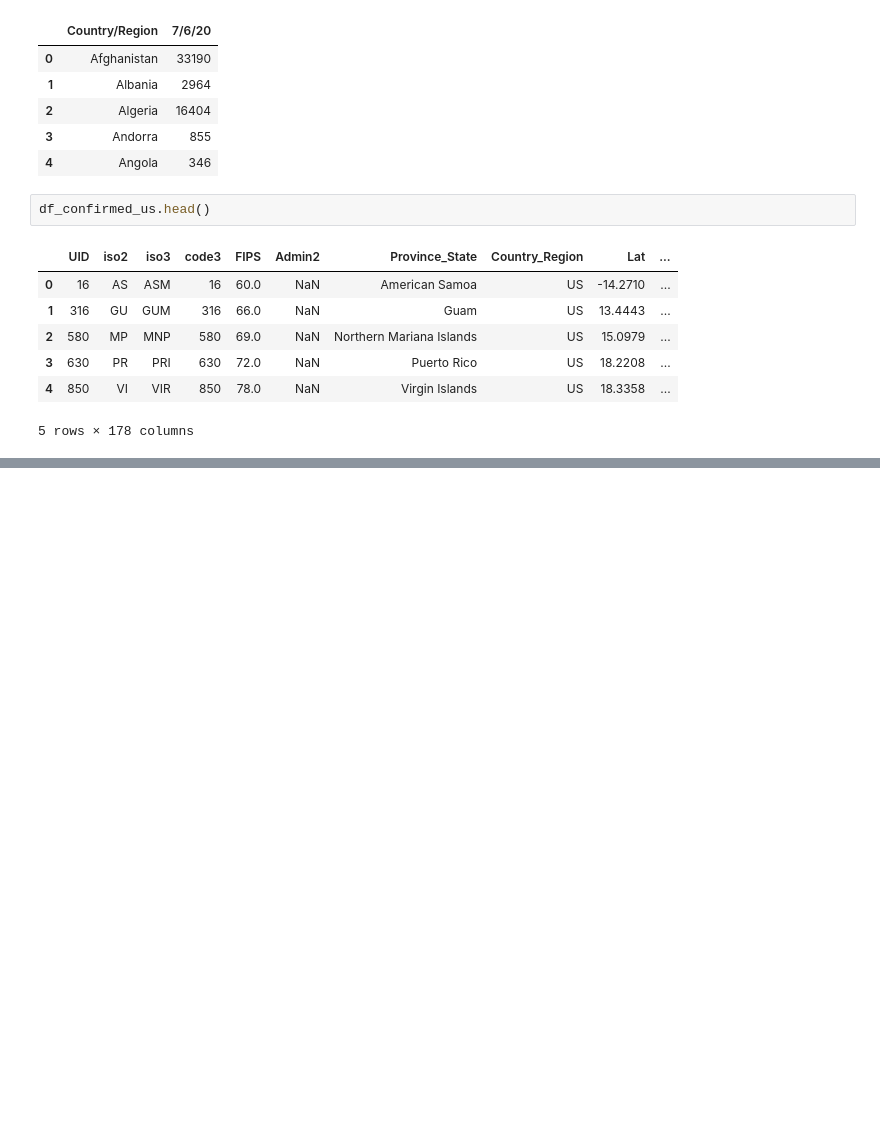
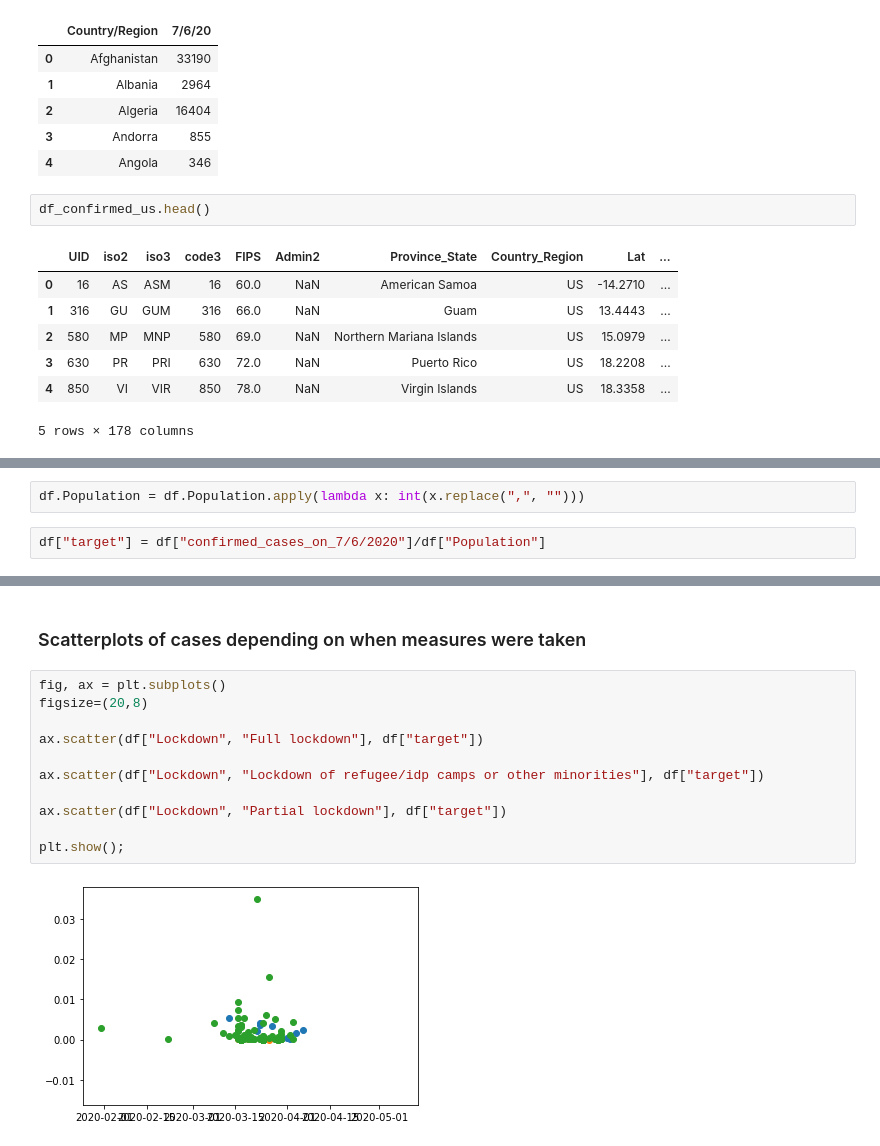
Before and after one commit to TrellixVulnTeam/covid-19_number_of_cases_prediction_L6LL, a Jupyter notebook: Predicting COVID-19 cases.ipynb, the cells around one changed output, grey strips where cells are left out. Drawn from its saved outputs; the diff is of its cells as text; blank space fills up the shorter version.

```diff
--- a/Predicting COVID-19 cases.ipynb
+++ b/Predicting COVID-19 cases.ipynb
@@ -142,0 +187,4 @@ df.head()
+# %%
+df.Population = df.Population.apply(lambda x: int(x.replace(",", "")))
+# %%
+df["target"] = df["confirmed_cases_on_7/6/2020"]/df["Population"]
@@ -142,0 +213,15 @@ df.head()
+# %% [markdown]
+### Scatterplots of cases depending on when measures were taken
+# %%
+fig, ax = plt.subplots()
+figsize=(20,8)
+
+ax.scatter(df["Lockdown", "Full lockdown"], df["target"])
+
+ax.scatter(df["Lockdown", "Lockdown of refugee/idp camps or other minorities"], df["target"])
+
+ax.scatter(df["Lockdown", "Partial lockdown"], df["target"])
+
+plt.show();
+# %% [output]
+[figure, added]
```
Also changed, not shown: parts of 33 cells of this notebook.
